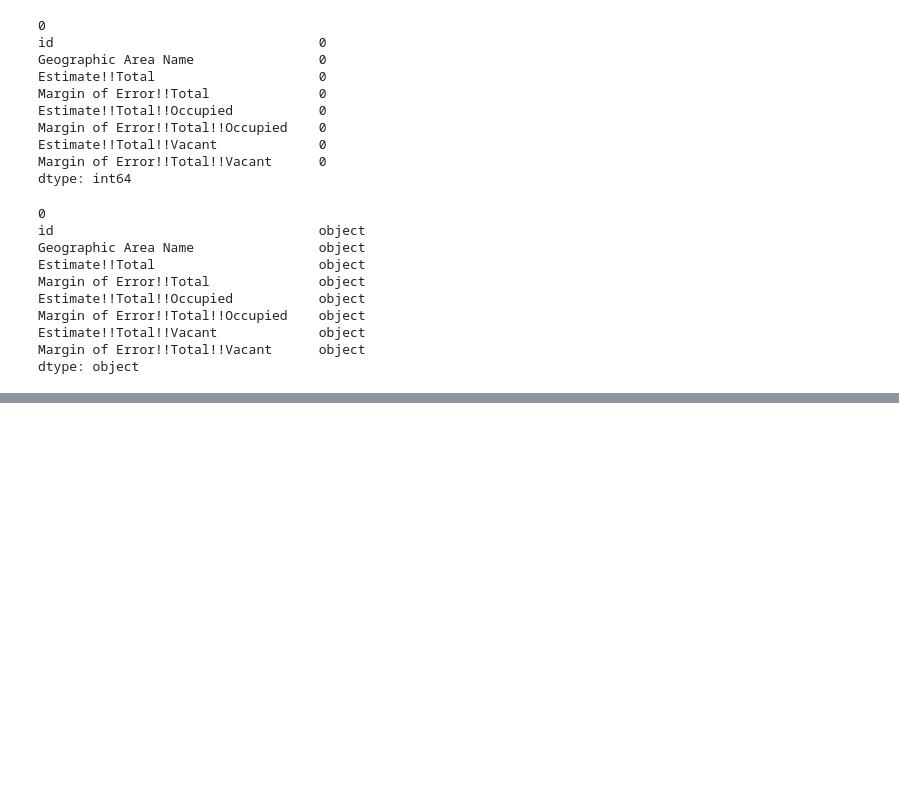
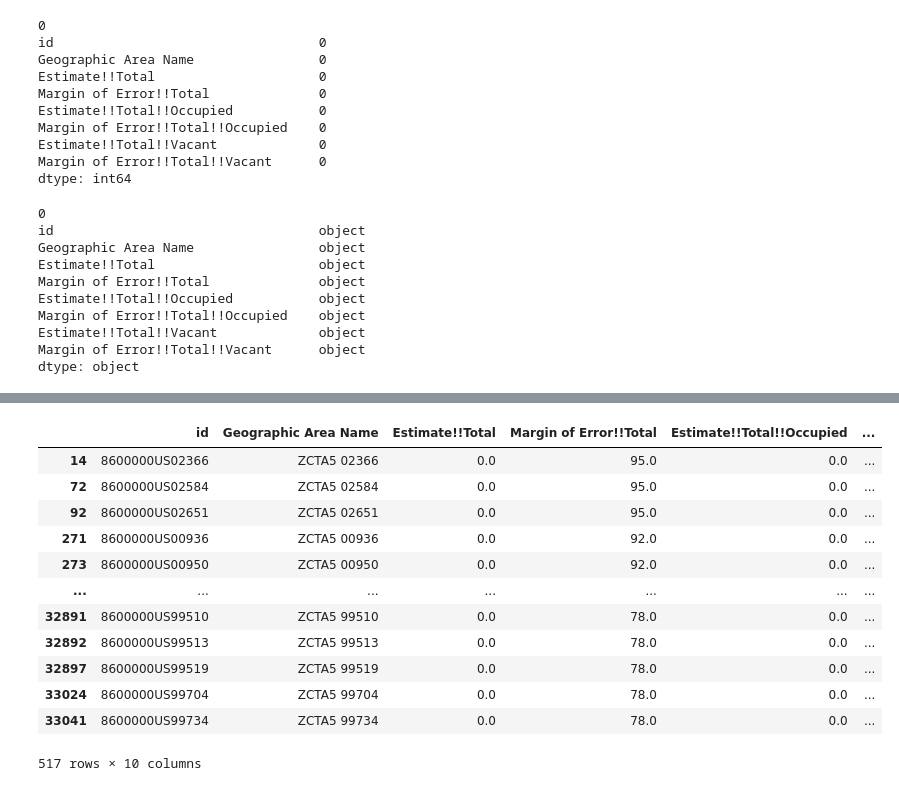
Before and after one commit to jjfrasca/Capstone_2, a Jupyter notebook: notebooks/2.0-jjf-initial-data-wrangling-zipcodeVacancy.ipynb, the cells around one changed output, grey strips where cells are left out. Saved outputs shown, nothing was run; the diff lists cells and outputs as text; code cells hidden in the pictures; blank space fills up the shorter version.

```diff
--- a/notebooks/2.0-jjf-initial-data-wrangling-zipcodeVacancy.ipynb
+++ b/notebooks/2.0-jjf-initial-data-wrangling-zipcodeVacancy.ipynb
@@ -118,3 +118,7 @@ Margin of Error!!Total!!Occupied    object
 Estimate!!Total!!Vacant             object
 Margin of Error!!Total!!Vacant      object
 dtype: object
+# %%
+#convert dtype object to float
+df_2011[['Estimate!!Total', 'Margin of Error!!Total', 'Estimate!!Total!!Occupied', 'Margin of Error!!Total!!Occupied', 'Estimate!!Total!!Vacant', 'Margin of Error!!Total!!Vacant']] = df_2011[['Estimate!!Total', 'Margin of Error!!Total', 'Estimate!!Total!!Occupied', 'Margin of Error!!Total!!Occupied', 'Estimate!!Total!!Vacant', 'Margin of Error!!Total!!Vacant']].astype('float')
+df_2011.dtypes
@@ -120,0 +136,4 @@ dtype: object
+# %%
+#calculate vacany rate, adding new column
+df_2011['Vacancy_Rate%'] = df_2011['Estimate!!Total!!Vacant']/df_2011['Estimate!!Total']*100
+df_2011.head()
@@ -120,0 +147,4 @@ dtype: object
+# %%
+#calculate margin of error of vacany rate (using error propogation formula <https://www.statisticshowto.com/error-propogation/>)
+df_2011['MOE-VacancyRate%'] = np.sqrt((df_2011['Margin of Error!!Total!!Vacant']/df_2011['Estimate!!Total!!Vacant'])**2 + (df_2011['Margin of Error!!Total']/df_2011['Estimate!!Total'])**2) * (df_2011['Estimate!!Total!!Vacant']/df_2011['Estimate!!Total'])*100
+df_2011.head()
@@ -120,0 +179,17 @@ dtype: object
+# %%
+#Vacancy_Rate NaN due to Estimate!!Total == 0
+df_2011[df_2011['Vacancy_Rate%'].isna()]
+# %% [output]
+|  | id | Geographic Area Name | Estimate!!Total | Margin of Error!!Total | Estimate!!Total!!Occupied | ... |
+| 14 | 8600000US02366 | ZCTA5 02366 | 0.0 | 95.0 | 0.0 | ... |
+| 72 | 8600000US02584 | ZCTA5 02584 | 0.0 | 95.0 | 0.0 | ... |
+| 92 | 8600000US02651 | ZCTA5 02651 | 0.0 | 95.0 | 0.0 | ... |
+| 271 | 8600000US00936 | ZCTA5 00936 | 0.0 | 92.0 | 0.0 | ... |
+| 273 | 8600000US00950 | ZCTA5 00950 | 0.0 | 92.0 | 0.0 | ... |
+| ... | ... | ... | ... | ... | ... | ... |
+| 32891 | 8600000US99510 | ZCTA5 99510 | 0.0 | 78.0 | 0.0 | ... |
+| 32892 | 8600000US99513 | ZCTA5 99513 | 0.0 | 78.0 | 0.0 | ... |
+| 32897 | 8600000US99519 | ZCTA5 99519 | 0.0 | 78.0 | 0.0 | ... |
+| 33024 | 8600000US99704 | ZCTA5 99704 | 0.0 | 78.0 | 0.0 | ... |
+| 33041 | 8600000US99734 | ZCTA5 99734 | 0.0 | 78.0 | 0.0 | ... |
+517 rows × 10 columns
```
Also changed, not shown: parts of 17 cells of this notebook.
